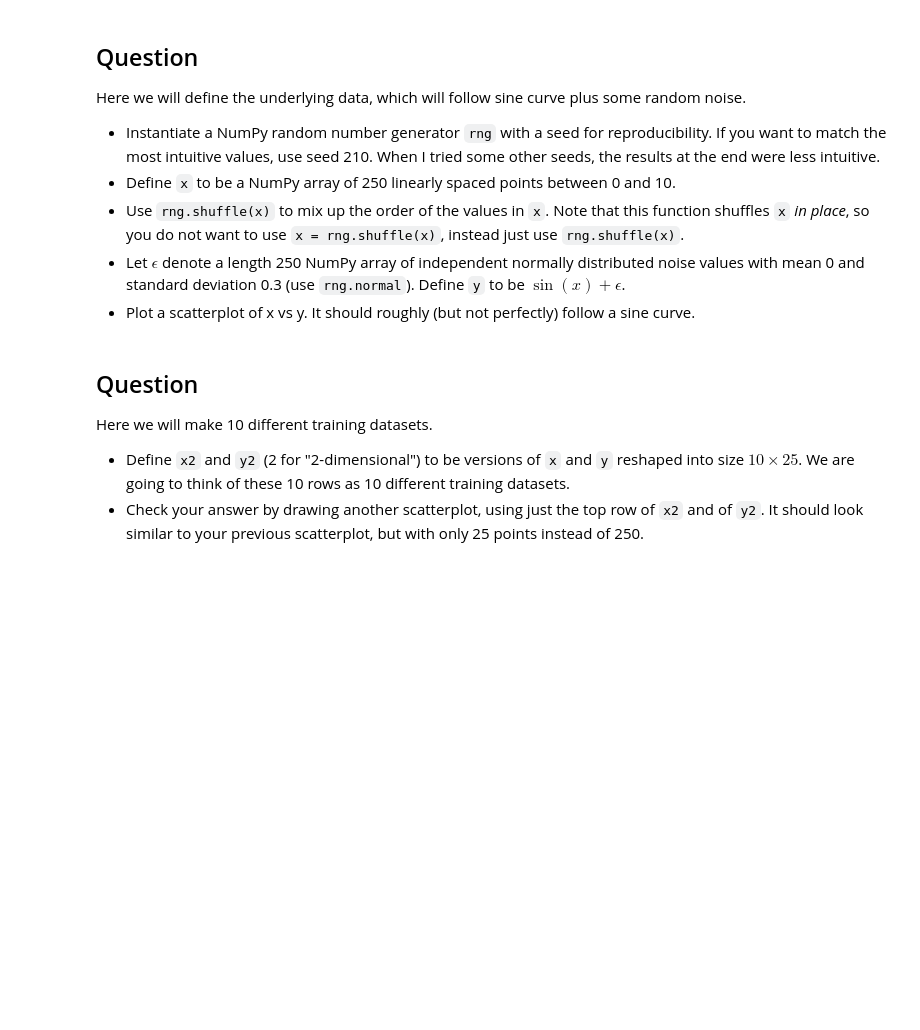
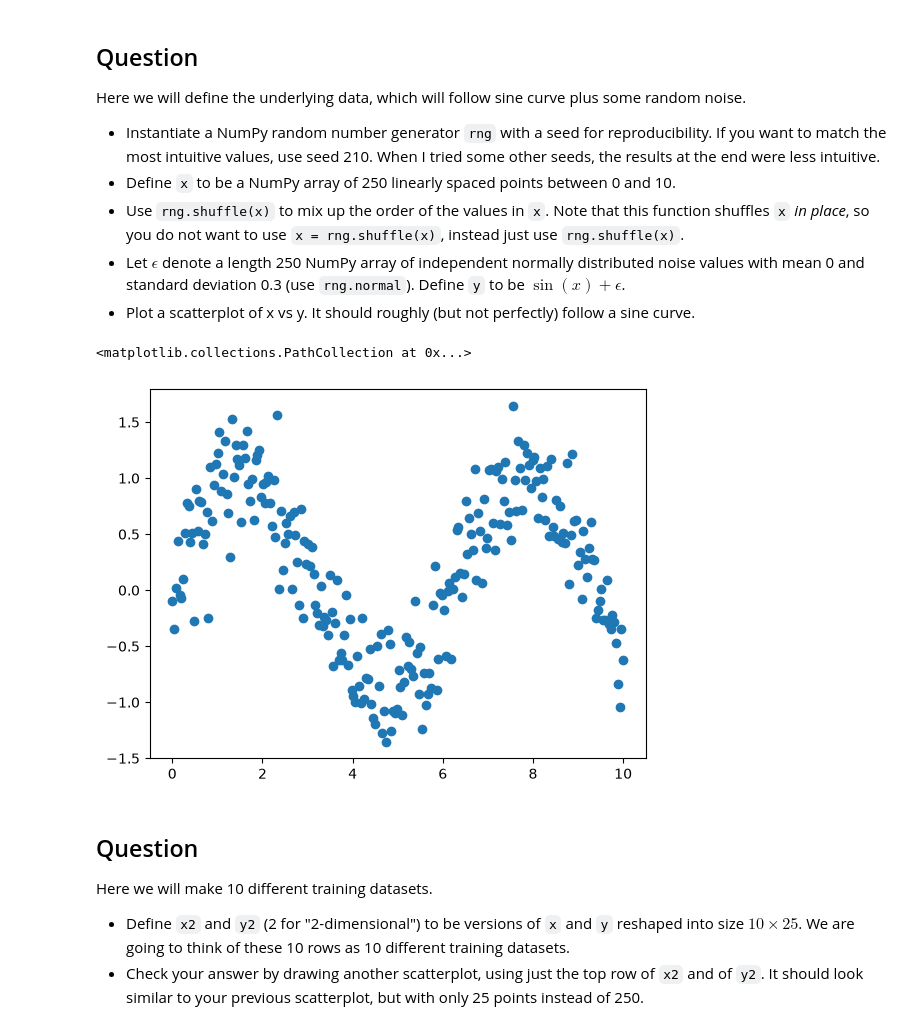
Before and after one commit to yeungme-ops/Homework6, a Jupyter notebook: Homework6.ipynb, the cells around one changed output. Saved outputs shown, nothing was run; the diff lists cells and outputs as text; code cells hidden in the pictures; blank space fills up the shorter version.

```diff
--- a/Homework6.ipynb
+++ b/Homework6.ipynb
@@ -17,6 +17,23 @@ Here we will define the underlying data, which will follow sine curve plus some
 * Use `rng.shuffle(x)` to mix up the order of the values in `x`.  Note that this function shuffles `x` *in place*, so you do not want to use `x = rng.shuffle(x)`, instead just use `rng.shuffle(x)`.
 * Let $\epsilon$ denote a length 250 NumPy array of independent normally distributed noise values with mean 0 and standard deviation 0.3 (use `rng.normal`).  Define `y` to be $\sin(x) + \epsilon$.
 * Plot a scatterplot of x vs y.  It should roughly (but not perfectly) follow a sine curve.
+# %%
+import numpy as np
+import matplotlib.pyplot as plt
+
+rng = np.random.default_rng(210)
+
+x = np.linspace(0, 10, 250)
+rng.shuffle(x)
+
+epsilon = rng.normal(0, 0.3, 250)
+y = np.sin(x) + epsilon
+
+fig, ax = plt.subplots()
+ax.scatter(x, y)
+# %% [output]
+<matplotlib.collections.PathCollection at 0x...>
+[figure, added]
 # %% [markdown]
 ## Question
 
```
Also changed, not shown: parts of 11 cells of this notebook.
